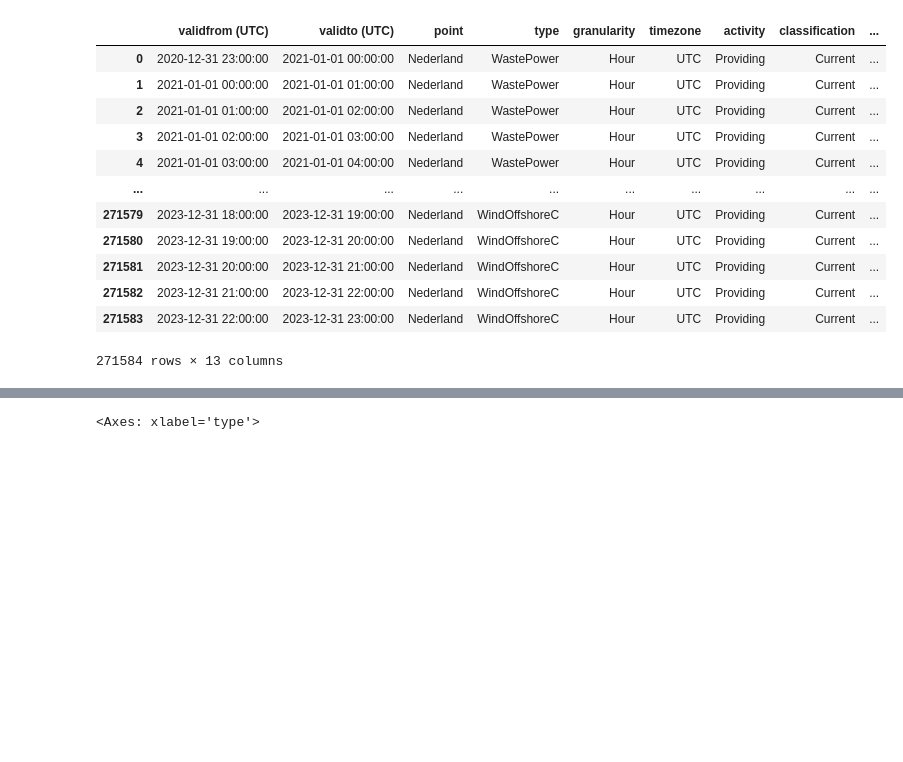
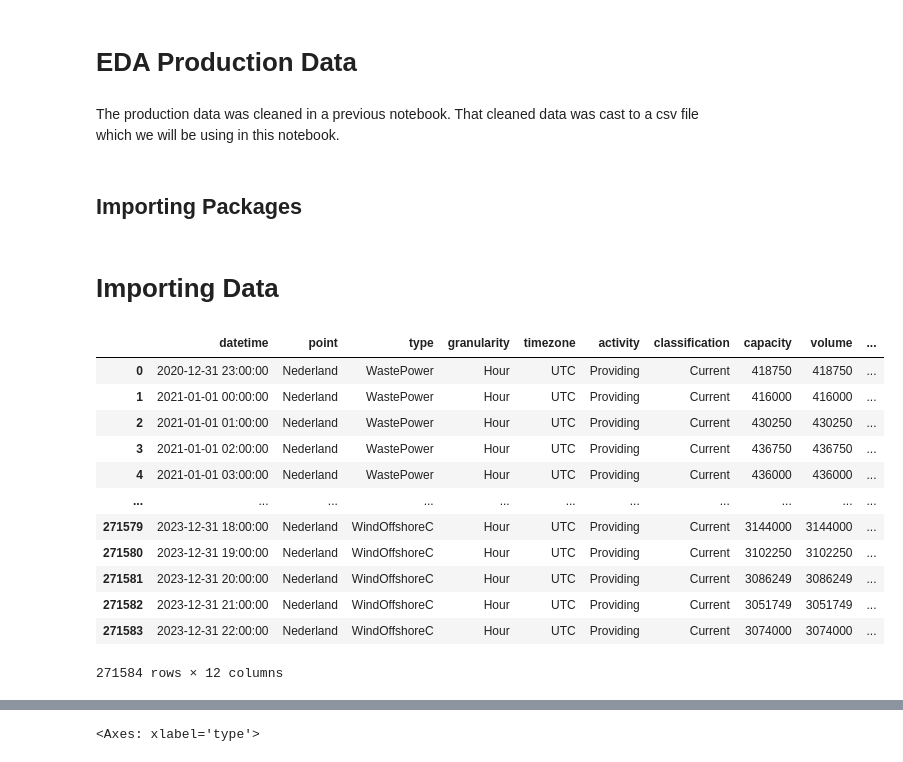
Before and after one commit to estherw66/EnergieOpwek, a Jupyter notebook: eda/eda.ipynb, the cells around one changed output, grey strips where cells are left out. Cells and saved outputs as stored; diff of their text form; code cells hidden in the pictures; blank space fills up the shorter version.

```diff
--- a/eda/eda.ipynb
+++ b/eda/eda.ipynb
@@ -1,23 +1,31 @@
+# %% [markdown]
+# EDA Production Data
+# %% [markdown]
+The production data was cleaned in a previous notebook. That cleaned data was cast to a csv file which we will be using in this notebook.
+# %% [markdown]
+## Importing Packages
 # %%
 import pandas  as pd
 import numpy as np
 import matplotlib.pyplot as plt
 
 pd.set_option('display.max_columns', None)
+# %% [markdown]
+# Importing Data
 # %%
-df= pd.read_csv('../data/ProductionData/energie_opwek.csv')
+df= pd.read_csv('../data/ProductionData/cleaned_energie_opwek.csv')
 df
 # %% [output]
-|  | validfrom (UTC) | validto (UTC) | point | type | granularity | timezone | activity | classification | ... |
-| 0 | 2020-12-31 23:00:00 | 2021-01-01 00:00:00 | Nederland | WastePower | Hour | UTC | Providing | Current | ... |
-| 1 | 2021-01-01 00:00:00 | 2021-01-01 01:00:00 | Nederland | WastePower | Hour | UTC | Providing | Current | ... |
-| 2 | 2021-01-01 01:00:00 | 2021-01-01 02:00:00 | Nederland | WastePower | Hour | UTC | Providing | Current | ... |
-| 3 | 2021-01-01 02:00:00 | 2021-01-01 03:00:00 | Nederland | WastePower | Hour | UTC | Providing | Current | ... |
-| 4 | 2021-01-01 03:00:00 | 2021-01-01 04:00:00 | Nederland | WastePower | Hour | UTC | Providing | Current | ... |
-| ... | ... | ... | ... | ... | ... | ... | ... | ... | ... |
-| 271579 | 2023-12-31 18:00:00 | 2023-12-31 19:00:00 | Nederland | WindOffshoreC | Hour | UTC | Providing | Current | ... |
-| 271580 | 2023-12-31 19:00:00 | 2023-12-31 20:00:00 | Nederland | WindOffshoreC | Hour | UTC | Providing | Current | ... |
-| 271581 | 2023-12-31 20:00:00 | 2023-12-31 21:00:00 | Nederland | WindOffshoreC | Hour | UTC | Providing | Current | ... |
-| 271582 | 2023-12-31 21:00:00 | 2023-12-31 22:00:00 | Nederland | WindOffshoreC | Hour | UTC | Providing | Current | ... |
-| 271583 | 2023-12-31 22:00:00 | 2023-12-31 23:00:00 | Nederland | WindOffshoreC | Hour | UTC | Providing | Current | ... |
+|  | datetime | point | type | granularity | timezone | activity | classification | capacity | volume | ... |
+| 0 | 2020-12-31 23:00:00 | Nederland | WastePower | Hour | UTC | Providing | Current | 418750 | 418750 | ... |
+| 1 | 2021-01-01 00:00:00 | Nederland | WastePower | Hour | UTC | Providing | Current | 416000 | 416000 | ... |
+| 2 | 2021-01-01 01:00:00 | Nederland | WastePower | Hour | UTC | Providing | Current | 430250 | 430250 | ... |
+| 3 | 2021-01-01 02:00:00 | Nederland | WastePower | Hour | UTC | Providing | Current | 436750 | 436750 | ... |
+| 4 | 2021-01-01 03:00:00 | Nederland | WastePower | Hour | UTC | Providing | Current | 436000 | 436000 | ... |
+| ... | ... | ... | ... | ... | ... | ... | ... | ... | ... | ... |
+| 271579 | 2023-12-31 18:00:00 | Nederland | WindOffshoreC | Hour | UTC | Providing | Current | 3144000 | 3144000 | ... |
+| 271580 | 2023-12-31 19:00:00 | Nederland | WindOffshoreC | Hour | UTC | Providing | Current | 3102250 | 3102250 | ... |
+| 271581 | 2023-12-31 20:00:00 | Nederland | WindOffshoreC | Hour | UTC | Providing | Current | 3086249 | 3086249 | ... |
+| 271582 | 2023-12-31 21:00:00 | Nederland | WindOffshoreC | Hour | UTC | Providing | Current | 3051749 | 3051749 | ... |
+| 271583 | 2023-12-31 22:00:00 | Nederland | WindOffshoreC | Hour | UTC | Providing | Current | 3074000 | 3074000 | ... |
-271584 rows × 13 columns
+271584 rows × 12 columns
```
Also changed, not shown: parts of 4 cells of this notebook.
